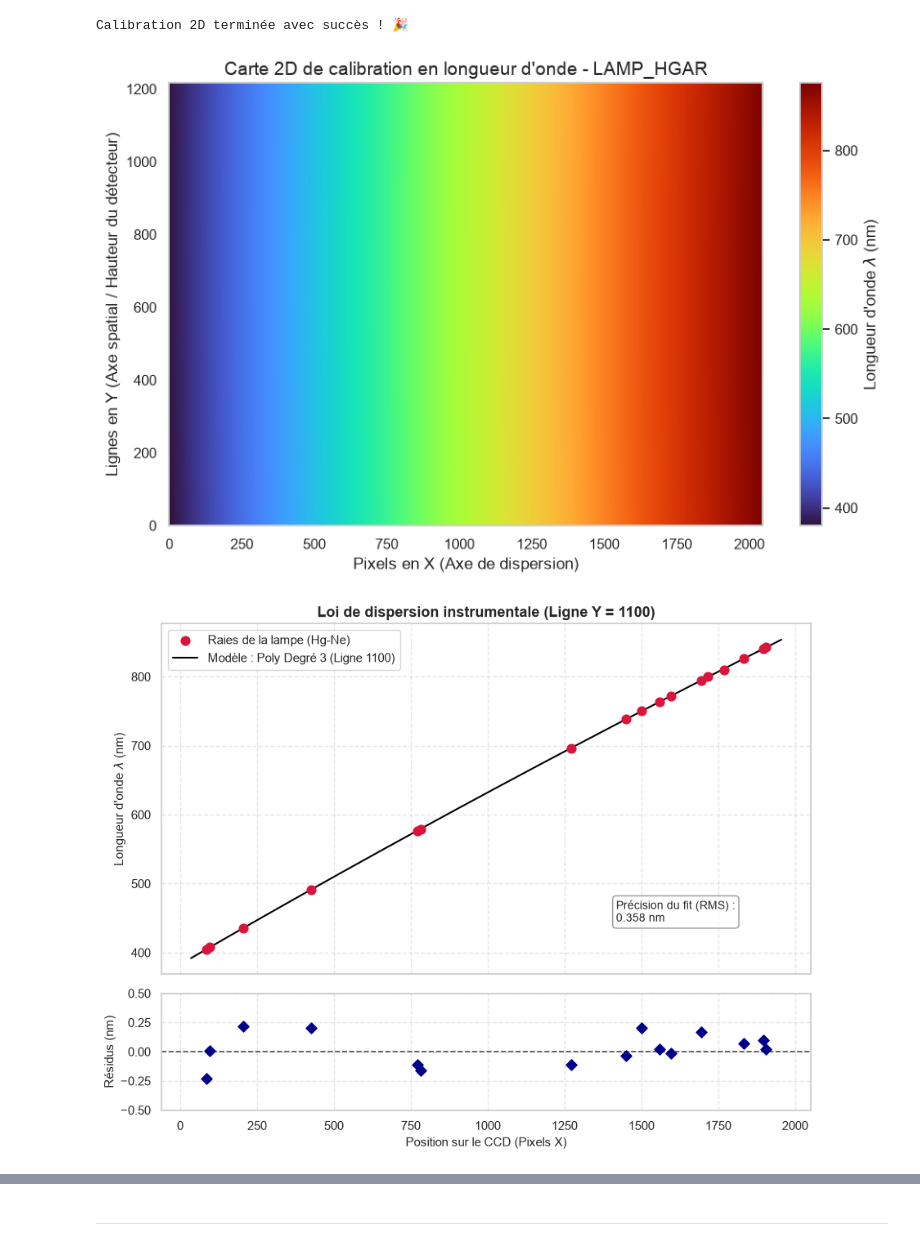
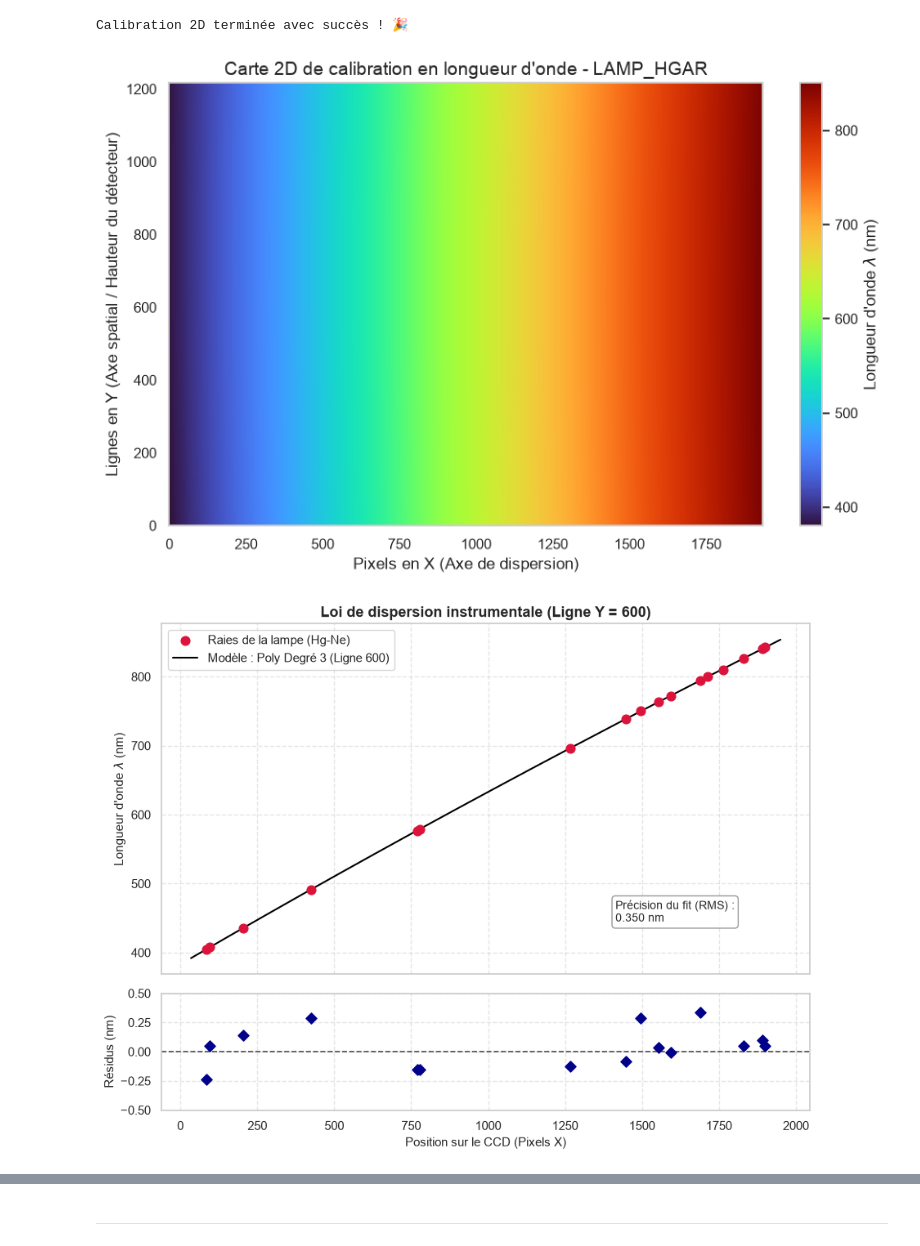
Before and after one commit to lalygator/cmos-software, a Jupyter notebook: data_analysis.ipynb, the cells around one changed output, grey strips where cells are left out. Drawn from its saved outputs; the diff is of its cells as text; code cells hidden in the pictures.

```diff
--- a/data_analysis.ipynb
+++ b/data_analysis.ipynb
@@ -1399,20 +1404,22 @@ else:
 FWHM_med = np.zeros_like(available_ids, dtype=float)
 FWHM_pos = np.zeros_like(available_ids, dtype=float)
 FWHM_std = np.zeros_like(available_ids, dtype=float)
-
+FWHM_id = np.zeros_like(available_ids, dtype=float)
 
 for i, target_id in enumerate(available_ids):
-    coeffs, rows_t, x_t, insty, chi2_norm, std = fits[target_id]
+    coeffs, rows_t, x_t, insty, chi2_norm, std, noise = fits[target_id]
     FWHM = 2*np.sqrt(2*np.log(2))*std
     FWHM_pos[i] = np.median(x_t)
     FWHM_med[i] = np.median(FWHM)
     FWHM_std[i] = np.std(FWHM)
+    FWHM_id[i] = target_id
 
 fig, ax = plt.subplots(figsize=(8,6))
 ax.set_ylabel('Median FWHM')
 ax.set_xlabel('Detector pixel position (X)')
 ax.set_title("Évolution de la résolution instrumentale sur le détecteur")
 ax.grid(True, linestyle="--", alpha=0.5)
-ax.errorbar(x=FWHM_pos, y=FWHM_med,yerr=FWHM_std,ls='',marker='.',capsize=3)
+ax.errorbar(x=FWHM_pos, y=FWHM_med,yerr=FWHM_std,ls='',marker='.',capsize=3)#,label=f'{target_id}')
+# ax.legend()
 plt.show()
 # %% [output]
@@ -1421,7 +1428,7 @@ plt.show()
 fig, ax = plt.subplots(figsize=(9,6))
 import matplotlib.ticker as ticker
 
-for tid, (coeffs, rows_t, x_t, insty, chi2, std) in fits.items():
+for tid, (coeffs, rows_t, x_t, insty, chi2, std,noise) in fits.items():
     # sc = ax.scatter(x_t, rows_t, c=np.log10(insty), s=12, cmap='viridis', alpha=0.5)
     sc = ax.plot(x_t, rows_t,'.', ms=4, alpha=0.4)
     row_fine = np.linspace(0, MAX_H, MAX_H+1)
@@ -1470,7 +1535,7 @@ Chi² min/max : 0.036 / 5.602
 fig, ax = plt.subplots(figsize=(9,6))
 import matplotlib.ticker as ticker
 
-for tid, (coeffs, rows_t, x_t, insty, chi2,std) in fits.items():
+for tid, (coeffs, rows_t, x_t, insty, chi2,std,noise) in fits.items():
     # sc = ax.scatter(x_t, rows_t, c=np.log10(insty), s=12, cmap='viridis', alpha=0.5)
     sc = ax.plot(x_t, rows_t,'.', ms=4, alpha=0.4)
     row_fine = np.linspace(0, MAX_H, MAX_H+1)
@@ -1497,7 +1562,7 @@ fits_sorted = dict(sorted(fits.items(), key=lambda item: np.median(item[1][2])))
 
 # 2. On regarde l'ordre RÉEL des IDs sur ton écran
 print("L'ordre exact de tes raies de gauche à droite est :", list(fits_sorted.keys()))
-for tid, (coeffs, rows_t, x_t, insty, chi2,std) in fits_sorted.items():
+for tid, (coeffs, rows_t, x_t, insty, chi2,std,noise) in fits_sorted.items():
     # sc = ax.scatter(x_t, rows_t, c=np.log10(insty), s=12, cmap='viridis', alpha=0.5)
     sc = ax.plot(x_t, rows_t,'.', ms=3, alpha=0.8,zorder=1)
     row_fine = np.linspace(0, MAX_H, MAX_H+1)
@@ -1636,32 +1703,32 @@ Calibration 2D terminée avec succès ! 🎉
 # %%
 import matplotlib.pyplot as plt
 
 # Définis la largeur de ton image en pixels (axe X)
-MAX_W = 2048  # Modifie cette valeur selon la largeur réelle de ton CCD
+# MAX_W = 2048  # Modifie cette valeur selon la largeur réelle de ton CCD
 
 x_pixels = np.arange(0, MAX_W)
 wavelength_map_2D = np.zeros((int(MAX_H) + 1, MAX_W))
 
 # On remplit la matrice 2D en évaluant le polynôme pour chaque ligne
 for row in range(int(MAX_H) + 1):
     wavelength_map_2D[row, :] = np.polyval(calib_matrix[row], x_pixels)
 
 # --- Affichage du Plot 2D ---
 plt.figure(figsize=(10, 6))
 plt.grid(False)
 # 'turbo' ou 'jet' sont parfaits pour les spectres car ils vont du violet au rouge
 img = plt.imshow(wavelength_map_2D, aspect='auto', cmap='turbo', origin='lower')
 
 # Ajout de la barre de légende des couleurs
 cbar = plt.colorbar(img)
 cbar.set_label("Longueur d'onde $\lambda$ (nm)", fontsize=12)
 
 plt.xlabel("Pixels en X (Axe de dispersion)", fontsize=12)
 plt.ylabel("Lignes en Y (Axe spatial / Hauteur du détecteur)", fontsize=12)
 plt.title(f"Carte 2D de calibration en longueur d'onde - {OBJECT_NAME}", fontsize=14)
 plt.show()
 # %% [output]
-[figure, old version]
+[figure, new version]
 # %%
 import numpy as np
 import matplotlib.pyplot as plt
@@ -1669,7 +1736,7 @@ import matplotlib.pyplot as plt
 # ==========================================
 # 1. CHOIX DE LA LIGNE À INSPECTER
 # ==========================================
-ligne_choisie = 1100  # Tu peux changer cette valeur (ex: 0, 500, 1000...)
+ligne_choisie = 600  # Tu peux changer cette valeur (ex: 0, 500, 1000...)
 
 # ==========================================
 # 2. EXTRACTION DES DONNÉES POUR CETTE LIGNE
@@ -1731,7 +1798,7 @@ ax2.set_ylim(-0.5, 0.5) # Ajuste les limites si tes résidus sont plus grands
 plt.tight_layout()
 plt.show()
 # %% [output]
-[figure, old version]
+[figure, new version]
 # %%
 fig, axes = plt.subplots(3, 1, figsize=(10, 8), sharex=True)
 
```
Also changed, not shown: parts of 30 cells of this notebook.
